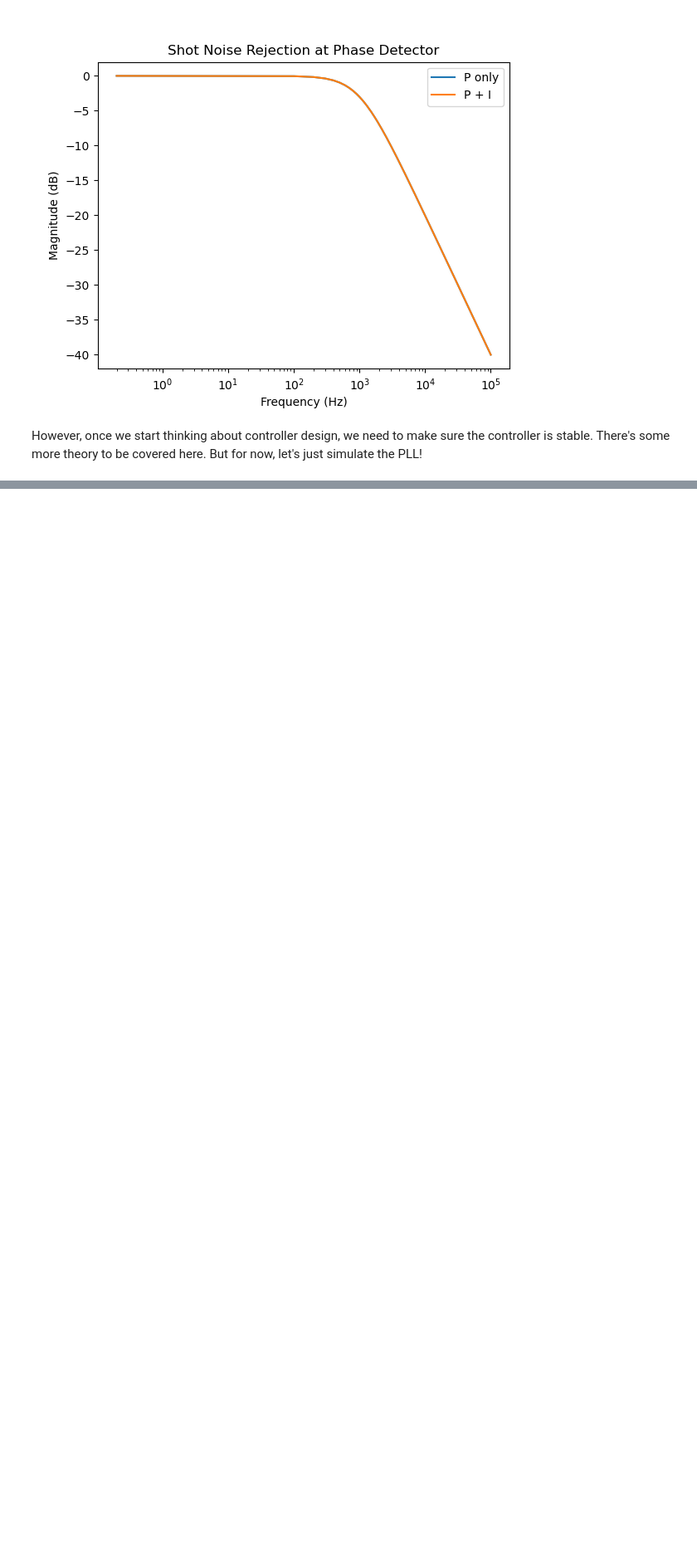
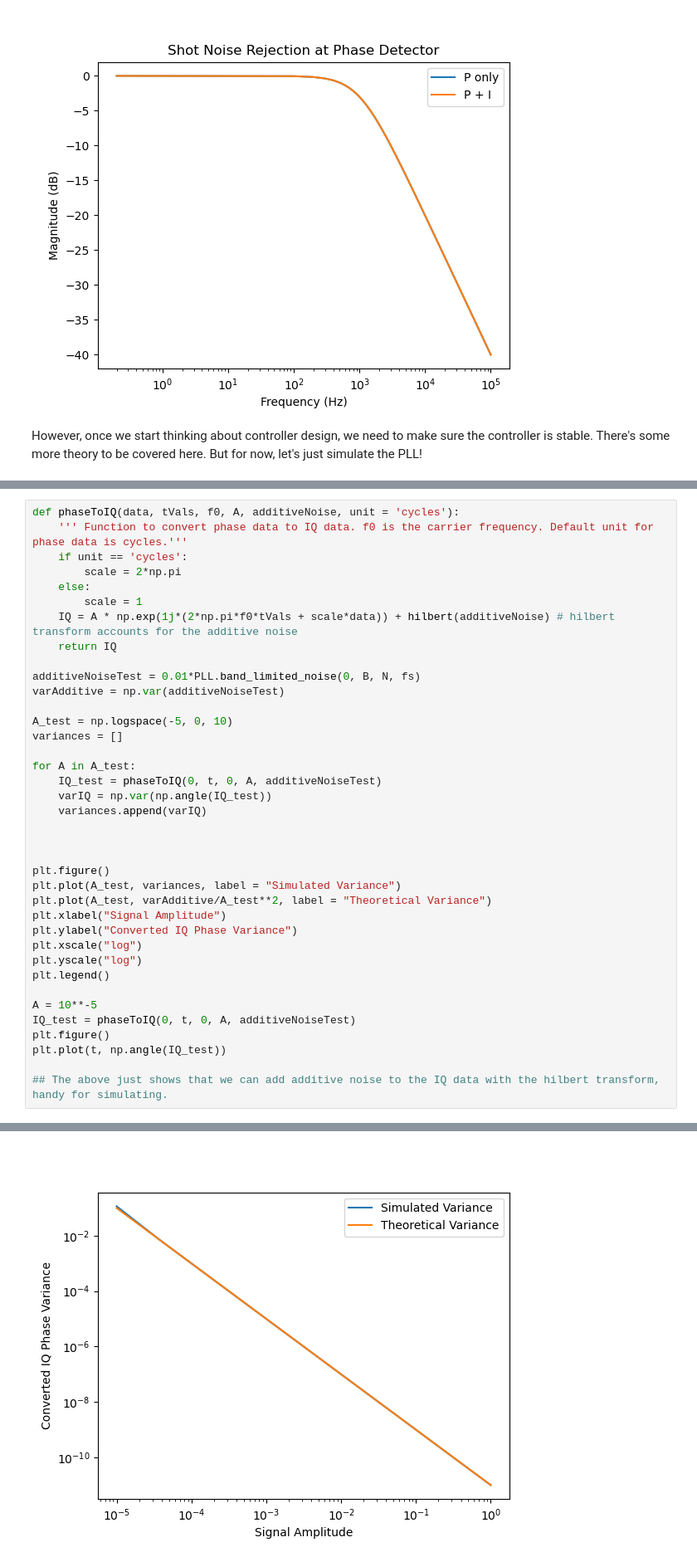
Before and after one commit to Shawn-McSorley/weakLight_seminar, a Jupyter notebook: weakLight_seminar.ipynb, the cells around one changed output, grey strips where cells are left out. Shown at 83% size. Drawn from its saved outputs; the diff is of its cells as text; blank space fills up the shorter version.

```diff
--- a/weakLight_seminar.ipynb
+++ b/weakLight_seminar.ipynb
@@ -812,0 +787,39 @@ additiveData = 0
+# %%
+def phaseToIQ(data, tVals, f0, A, additiveNoise, unit = 'cycles'):
+    ''' Function to convert phase data to IQ data. f0 is the carrier frequency. Default unit for phase data is cycles.'''
+    if unit == 'cycles':
+        scale = 2*np.pi
+    else:
+        scale = 1
+    IQ = A * np.exp(1j*(2*np.pi*f0*tVals + scale*data)) + hilbert(additiveNoise) # hilbert transform accounts for the additive noise
+    return IQ
+
+additiveNoiseTest = 0.01*PLL.band_limited_noise(0, B, N, fs)
+varAdditive = np.var(additiveNoiseTest)
+
+A_test = np.logspace(-5, 0, 10)
+variances = []
+
+for A in A_test:
+    IQ_test = phaseToIQ(0, t, 0, A, additiveNoiseTest)
+    varIQ = np.var(np.angle(IQ_test))
+    variances.append(varIQ)
+
+
+
+plt.figure()
+plt.plot(A_test, variances, label = "Simulated Variance")
+plt.plot(A_test, varAdditive/A_test**2, label = "Theoretical Variance")
+plt.xlabel("Signal Amplitude")
+plt.ylabel("Converted IQ Phase Variance")
+plt.xscale("log")
+plt.yscale("log")
+plt.legend()
+
+A = 10**-5
+IQ_test = phaseToIQ(0, t, 0, A, additiveNoiseTest)
+plt.figure()
+plt.plot(t, np.angle(IQ_test))
+
+## The above just shows that we can add additive noise to the IQ data with the hilbert transform, handy for simulating.
+# %% [output]
@@ -812,0 +827 @@ additiveData = 0
+[figure, added]
```
Also changed, not shown: parts of 18 cells of this notebook, 9 other files.
